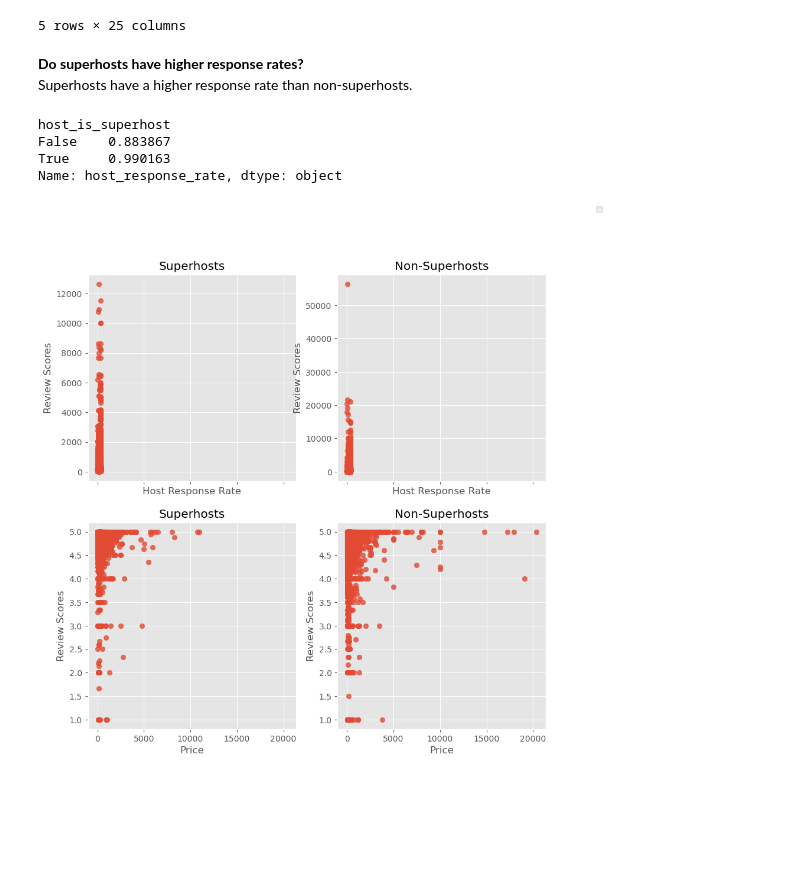
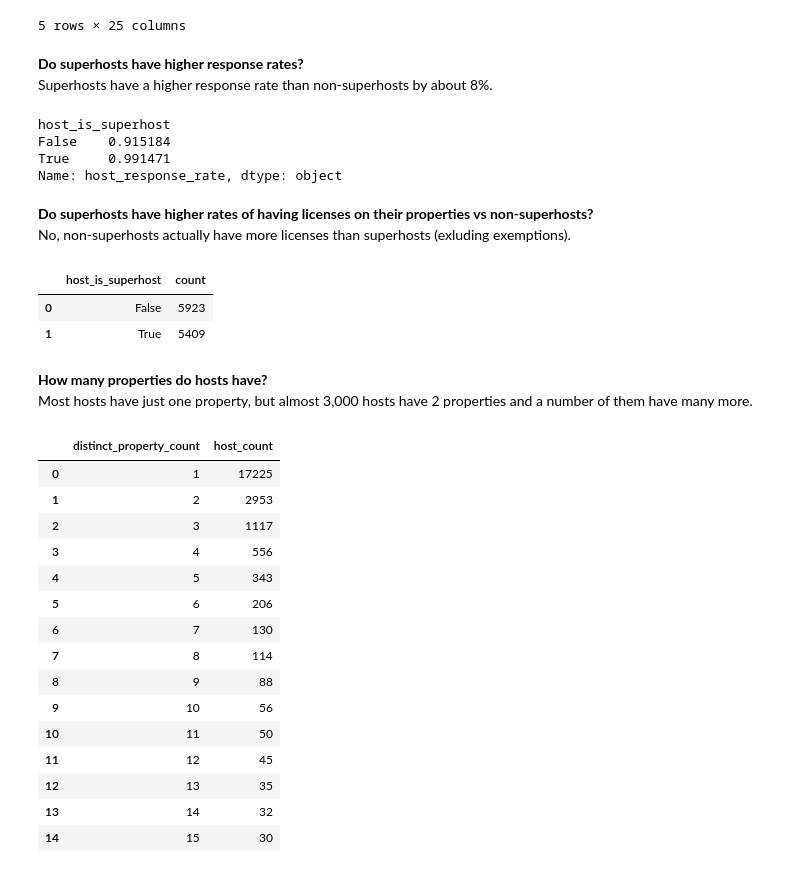
Before and after one commit to smpotts/los-angeles-airbnb-listings, a Jupyter notebook: los_angeles_airbnb_analysis.ipynb, the cells around one changed output. Saved outputs shown, nothing was run; the diff lists cells and outputs as text; code cells hidden in the pictures; blank space fills up the shorter version.

```diff
--- a/los_angeles_airbnb_analysis.ipynb
+++ b/los_angeles_airbnb_analysis.ipynb
@@ -145,47 +137,51 @@ clean_df.head()
 5 rows × 25 columns
 # %% [markdown]
 **Do superhosts have higher response rates?**
-Superhosts have a higher response rate than non-superhosts.
+Superhosts have a higher response rate than non-superhosts by about 8%.
 # %%
-host_df.groupby(['host_is_superhost'])['host_response_rate'].aggregate('mean')
+clean_df.groupby(['host_is_superhost'])['host_response_rate'].aggregate('mean')
 # %% [output]
 host_is_superhost
-False    0.883867
-True     0.990163
+False    0.915184
+True     0.991471
 Name: host_response_rate, dtype: object
+# %% [markdown]
+**Do superhosts have higher rates of having licenses on their properties vs non-superhosts?**
+No, non-superhosts actually have more licenses than superhosts (exluding exemptions).
 # %%
-plt.style.use('ggplot')
+filtered_na_licenses_df = clean_df[clean_df['license'].notna() & (clean_df['license'] != 'Exempt')]
 
-fig, ((ax1, ax2), (ax3, ax4)) = plt.subplots(
-    2, 2, sharex=True, figsize=(10, 10)
-)
-
-# TODO: customize the colors of the points by neighborhood
-scatter_1 = ax1.scatter('availability_365', 'price', # c = 'neighbourhood_group_cleansed'.index,
-                       label = 'female', cmap = 'Paired', alpha = .8,
-                      data = clean_df[clean_df['host_is_superhost'] == True])
-
-scatter_2 = ax2.scatter('availability_365', 'price', # c = 'neighbourhood_group_cleansed',
-                       label = 'female', cmap = 'Paired', alpha = .8,
-                      data = clean_df[clean_df['host_is_superhost'] == False])
-
-scatter_3 = ax3.scatter('price', 'review_scores_rating', # c = 'neighbourhood_group_cleansed',
-                       label = 'female', cmap = 'Paired', alpha = .8,
-                      data = clean_df[clean_df['host_is_superhost'] == True])
-
-scatter_4 = ax4.scatter('price', 'review_scores_rating', # c = 'neighbourhood_group_cleansed',
-                       label = 'female', cmap = 'Paired', alpha = .8,
-                      data = clean_df[clean_df['host_is_superhost'] == False])
-
-plt.title = 'TBD'
-
-ax1.set(xlabel = 'Host Response Rate', ylabel = 'Review Scores', title = 'Superhosts')
-ax2.set(xlabel = 'Host Response Rate', ylabel = 'Review Scores', title = 'Non-Superhosts')
-ax3.set(xlabel = 'Price', ylabel = 'Review Scores', title = 'Superhosts')
-ax4.set(xlabel = 'Price', ylabel = 'Review Scores', title = 'Non-Superhosts')
-
-fig.legend(*scatter_fs.legend_elements())
-
-plt.show()
+grouped = filtered_na_licenses_df.groupby(['host_is_superhost']).size().reset_index(name='count')
+grouped
 # %% [output]
-[figure, removed]
+|  | host_is_superhost | count |
+| 0 | False | 5923 |
+| 1 | True | 5409 |
+# %% [markdown]
+**How many properties do hosts have?**
+Most hosts have just one property, but almost 3,000 hosts have 2 properties and a number of them have many more.
+# %%
+distinct_property_counts = clean_df.groupby('host_id')['id'].nunique().reset_index(name='distinct_properties')
+
+property_distribution = distinct_property_counts['distinct_properties'].value_counts().reset_index(name='host_count')
+property_distribution.columns = ['distinct_property_count', 'host_count']
+property_distribution.sort_values(by='distinct_property_count', ascending=False)
+
+property_distribution[property_distribution['distinct_property_count'] <= 15]
+# %% [output]
+|  | distinct_property_count | host_count |
+| 0 | 1 | 17225 |
+| 1 | 2 | 2953 |
+| 2 | 3 | 1117 |
+| 3 | 4 | 556 |
+| 4 | 5 | 343 |
+| 5 | 6 | 206 |
+| 6 | 7 | 130 |
+| 7 | 8 | 114 |
+| 8 | 9 | 88 |
+| 9 | 10 | 56 |
+| 10 | 11 | 50 |
+| 11 | 12 | 45 |
+| 12 | 13 | 35 |
+| 13 | 14 | 32 |
+| 14 | 15 | 30 |
```
Also changed, not shown: parts of 10 cells of this notebook.
